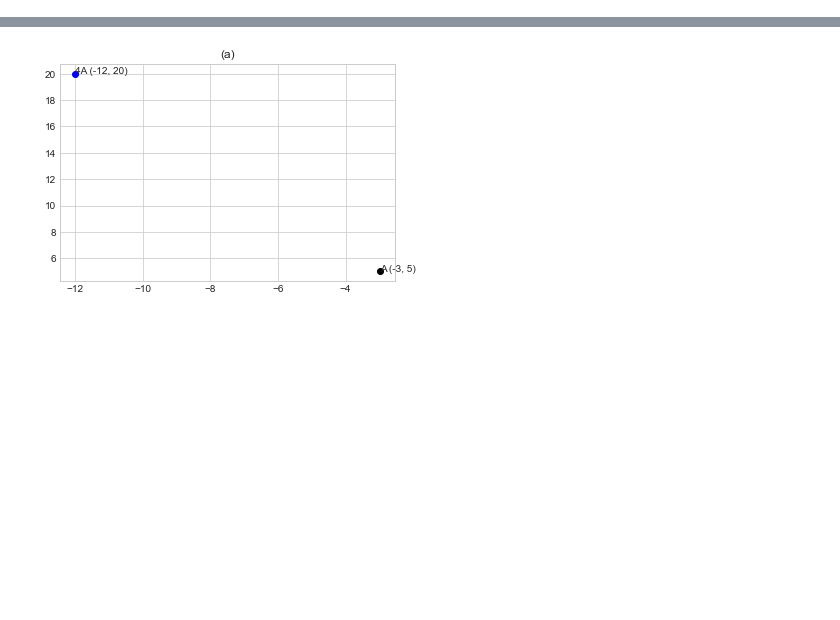
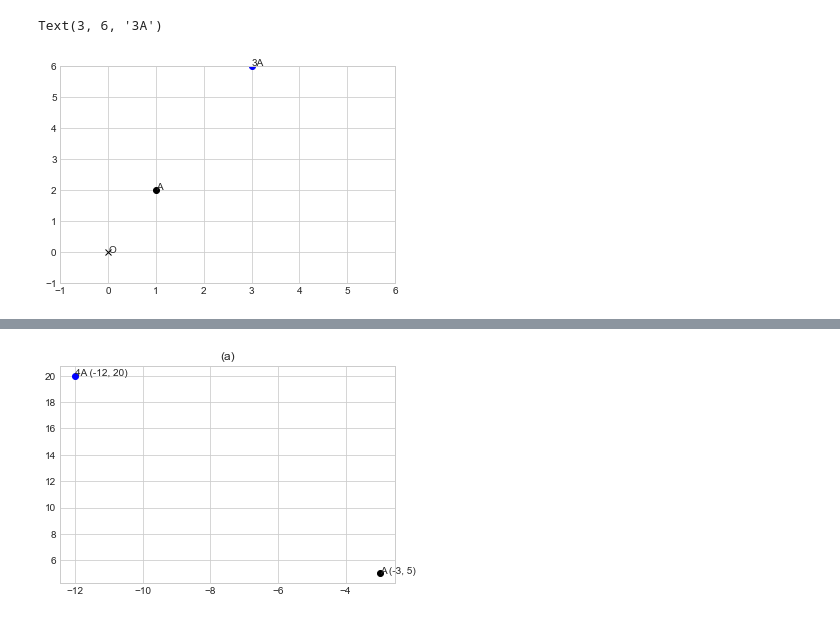
Before and after one commit to zackads/basic-mathematics, a Jupyter notebook: chapter-9/1-dilations-and-reflections.ipynb, the cells around one changed output, grey strips where cells are left out. Drawn from its saved outputs; the diff is of its cells as text; code cells hidden in the pictures; blank space fills up the shorter version.

```diff
--- a/chapter-9/1-dilations-and-reflections.ipynb
+++ b/chapter-9/1-dilations-and-reflections.ipynb
@@ -4,0 +21,20 @@ https://www.docdroid.net/K1VENuF/basic-mathematics-serge-lang-pdf#page=229
+# %%
+def stretch(point, factor):
+    return tuple(map(lambda n : n * factor, point))
+
+plt.xlim(-1, 6)
+plt.ylim(-1, 6)
+
+A = (1, 2)
+O = (0, 0)
+
+plt.plot(*O, 'x', color="black")
+plt.annotate("O", O)
+plt.plot(*A, 'o', color="black")
+plt.annotate("A", A)
+
+plt.plot(*stretch(A, 3), 'o', color="blue")
+plt.annotate("3A", stretch(A, 3))
+# %% [output]
+Text(3, 6, '3A')
+[figure, added]
```
Also changed, not shown: parts of 10 cells of this notebook.
